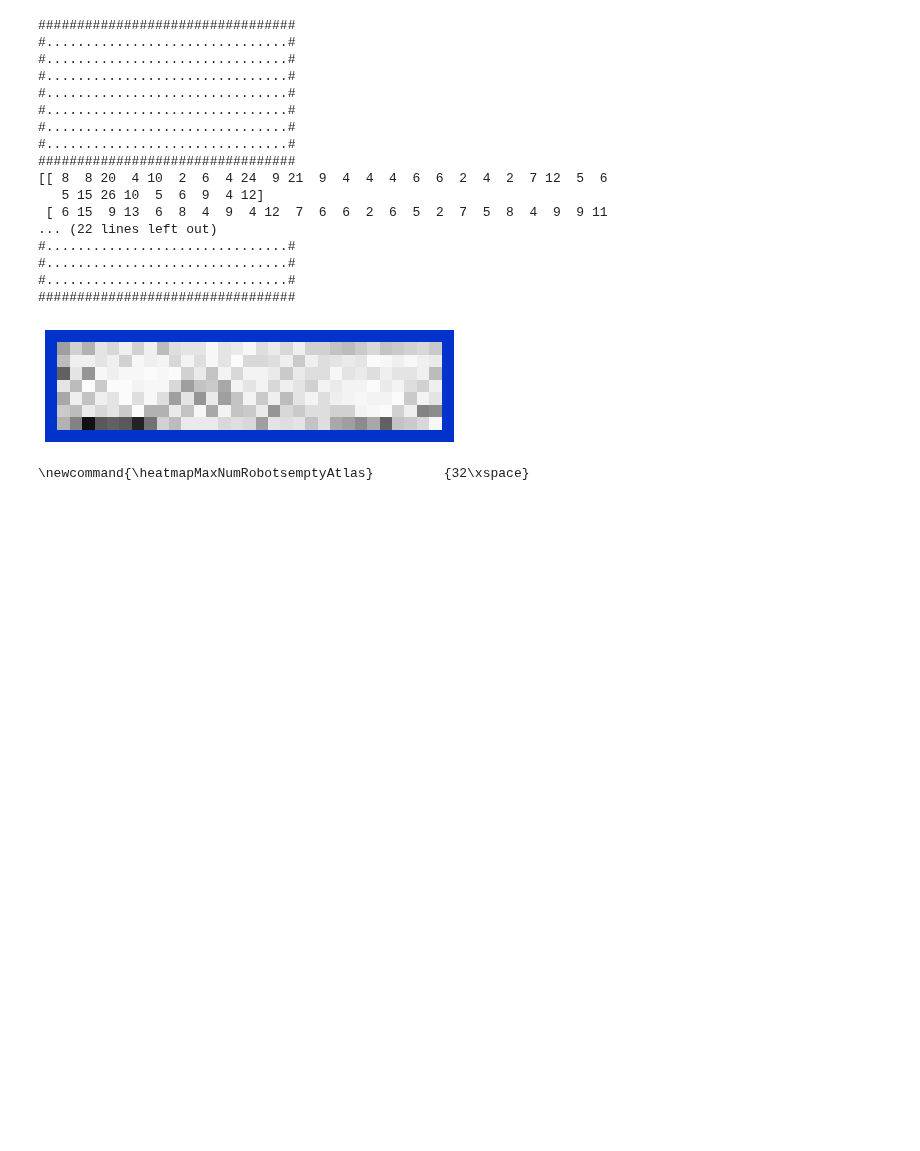
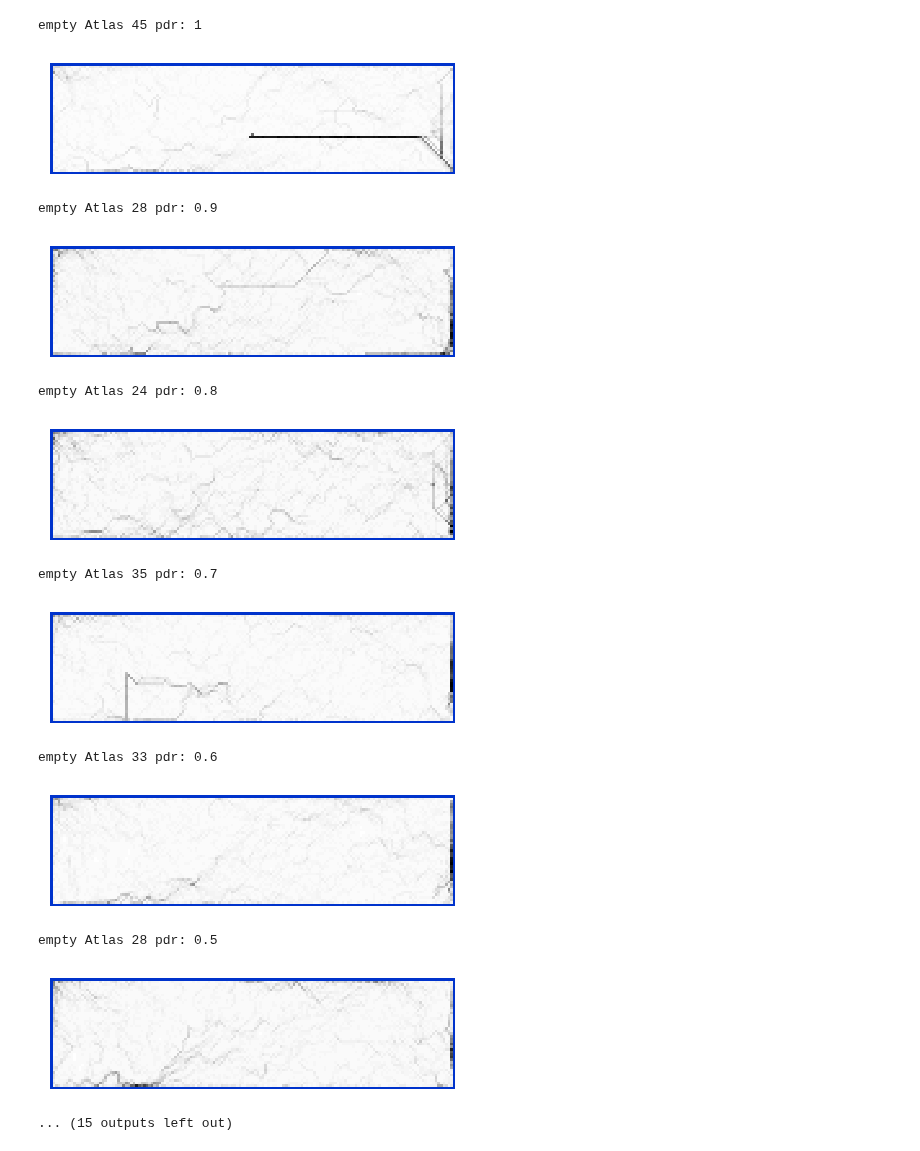
Before and after one commit to openwsn-berkeley/Atlas, a Jupyter notebook: Atlas Plots.ipynb, the cells around one changed output. Drawn from its saved outputs; the diff is of its cells as text; code cells hidden in the pictures; blank space fills up the shorter version.

Commit message:
#84 #85 heatmap and overlay map improved

```diff
--- a/Atlas Plots.ipynb
+++ b/Atlas Plots.ipynb
@@ -121,10 +121,8 @@ for run in log:
         ('heatmap' not in run)
     ):
         continue
-    print(run['floorplanDrawing'])
     # color cells visited
     data         = np.array(run['heatmap'])
-    print(data)
     flat         = data.flatten()
     flat.sort()
     vmax         = flat[-2] # avoid counting num robots on start position
@@ -133,63 +131,56 @@ for run in log:
     norm         = plt.Normalize(0, vmax)
     rgba         = cmap(norm(data))
 
-    print(scenarioName,navAlg,vmax)
+    print(scenarioName,navAlg,vmax,'pdr:',pdr)
 
     # color real map
     realMap      = run['floorplanDrawing']
     x = 0
-    print(realMap)
 
     for line in realMap.splitlines():
-        if not line.startswith('#'):
-            continue
+        if not line.startswith('-'):
+             continue
         for (y,c) in enumerate(line):
             if   c=='#':
                 rgba[x, y, :3] = ( 0/255,  51/255, 204/255)
         x += 1
 
     (fig,ax) = plt.subplots()
     im       = ax.imshow(rgba, interpolation='nearest')
 
     fig.tight_layout(pad=0, h_pad=0, w_pad=0)
     plt.axis('off')
 #     fig.savefig(
 #         os.path.join(
 #             'plots',
 #             'heatmap_{0}_{1}.eps'.format(
 #                 scenarioName,
 #                 navAlg,
 #             ),
 #         ),
 #         bbox_inches='tight',
 #     )
     plt.show()
 
     # remember what I have plotted
-    plotsgenerated += [(scenarioName,navAlg)]
+    #plotsgenerated += [(scenarioName,navAlg)]
 
 for ((scenarioName,navAlg),num) in maxNumRobots.items():
     print('\\newcommand{{\\heatmapMaxNumRobots{}{}}}         {{{}\\xspace}}'.format(scenarioName,navAlg,num))
 # %% [output]
-#################################
-#...............................#
-#...............................#
-#...............................#
-#...............................#
-#...............................#
-#...............................#
-#...............................#
-#################################
-[[ 8  8 20  4 10  2  6  4 24  9 21  9  4  4  4  6  6  2  4  2  7 12  5  6
-   5 15 26 10  5  6  9  4 12]
- [ 6 15  9 13  6  8  4  9  4 12  7  6  6  2  6  5  2  7  5  8  4  9  9 11
-... (22 lines left out)
-#...............................#
-#...............................#
-#...............................#
-#################################
+empty Atlas 45 pdr: 1
-[figure, old version]
+[figure, new version]
-\newcommand{\heatmapMaxNumRobotsemptyAtlas}         {32\xspace}
+empty Atlas 28 pdr: 0.9
+[figure, added]
+empty Atlas 24 pdr: 0.8
+[figure, added]
+empty Atlas 35 pdr: 0.7
+[figure, added]
+empty Atlas 33 pdr: 0.6
+[figure, added]
+empty Atlas 28 pdr: 0.5
+[figure, added]
+... (15 outputs left out)
 # %%
 '''
 ##############################################################################################################
```
Also changed, not shown: parts of 4 cells of this notebook, 2 other files.
